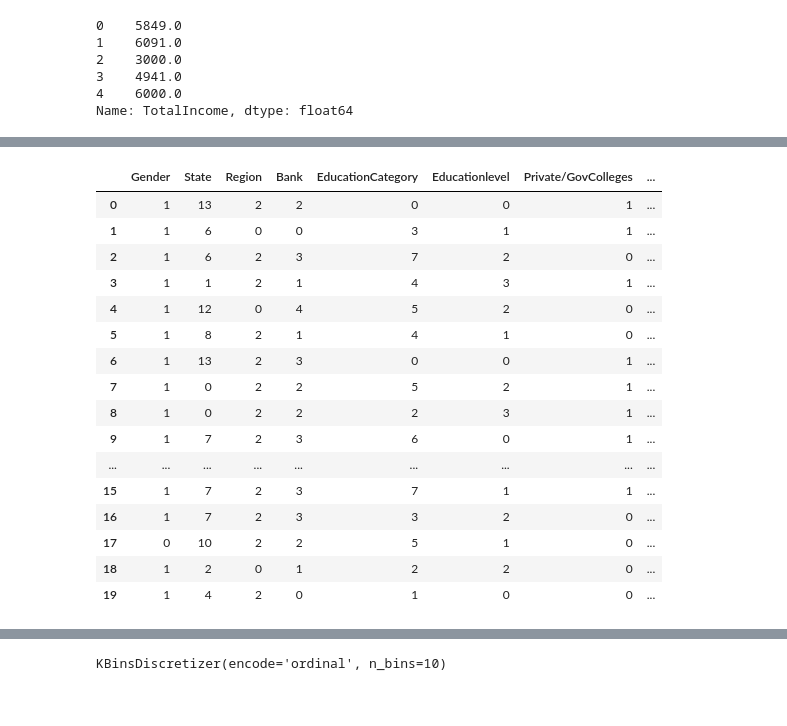
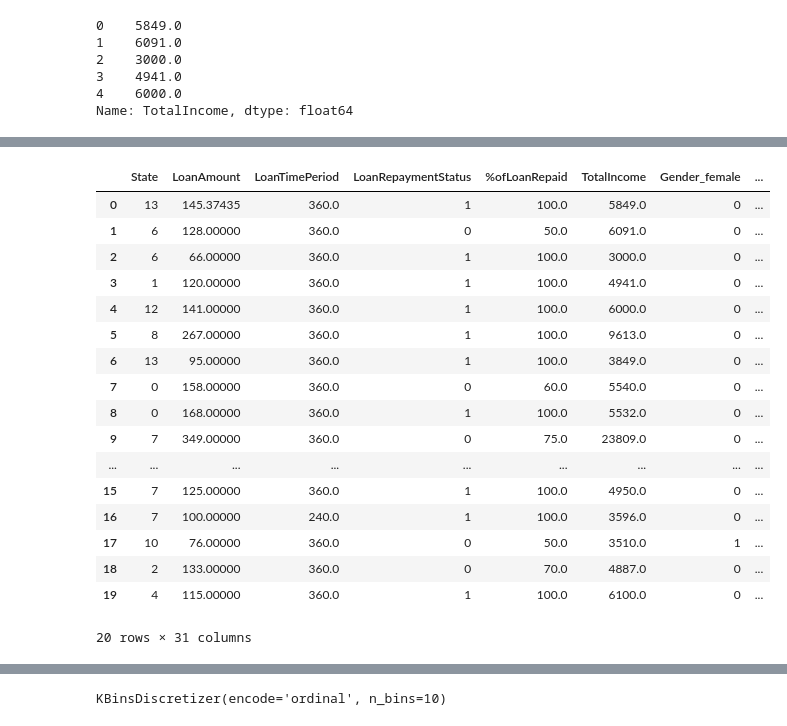
Before and after one commit to pranjal12-web/Education-Loan-Prediction-ML-Model, a Jupyter notebook: Education Loan ML.ipynb, the cells around one changed output, grey strips where cells are left out. Cells and saved outputs as stored; diff of their text form; code cells hidden in the pictures.

```diff
--- a/Education Loan ML.ipynb
+++ b/Education Loan ML.ipynb
@@ -575,20 +1062,29 @@ train["LoanRepaymentStatus"]=label_encoder.fit_transform(train["LoanRepaymentSta
+# %%
+df_model = pd.concat([df_model,Privategov_train], axis = 1)
+# %%
+df_model = pd.concat([df_model,Educationlevel_train], axis = 1)
+# %%
+df_model = pd.concat([df_model,EducationCategory_train], axis = 1)
+# %%
+df_model = df_model.drop(['Gender','Region','Employed','SecuredOrUnsecuredLoan','RepaidByOwnOrByParents','Educationlevel','EducationCategory','PrivateOrGovColleges','Bank'],axis=1)
 # %%
-train.head(20)
+df_model.head(20)
 # %% [output]
-|  | Gender | State | Region | Bank | EducationCategory | Educationlevel | Private/GovColleges | ... |
-| 0 | 1 | 13 | 2 | 2 | 0 | 0 | 1 | ... |
-| 1 | 1 | 6 | 0 | 0 | 3 | 1 | 1 | ... |
-| 2 | 1 | 6 | 2 | 3 | 7 | 2 | 0 | ... |
-| 3 | 1 | 1 | 2 | 1 | 4 | 3 | 1 | ... |
-| 4 | 1 | 12 | 0 | 4 | 5 | 2 | 0 | ... |
-| 5 | 1 | 8 | 2 | 1 | 4 | 1 | 0 | ... |
-| 6 | 1 | 13 | 2 | 3 | 0 | 0 | 1 | ... |
-| 7 | 1 | 0 | 2 | 2 | 5 | 2 | 1 | ... |
-| 8 | 1 | 0 | 2 | 2 | 2 | 3 | 1 | ... |
-| 9 | 1 | 7 | 2 | 3 | 6 | 0 | 1 | ... |
+|  | State | LoanAmount | LoanTimePeriod | LoanRepaymentStatus | %ofLoanRepaid | TotalIncome | Gender_female | ... |
+| 0 | 13 | 145.37435 | 360.0 | 1 | 100.0 | 5849.0 | 0 | ... |
+| 1 | 6 | 128.00000 | 360.0 | 0 | 50.0 | 6091.0 | 0 | ... |
+| 2 | 6 | 66.00000 | 360.0 | 1 | 100.0 | 3000.0 | 0 | ... |
+| 3 | 1 | 120.00000 | 360.0 | 1 | 100.0 | 4941.0 | 0 | ... |
+| 4 | 12 | 141.00000 | 360.0 | 1 | 100.0 | 6000.0 | 0 | ... |
+| 5 | 8 | 267.00000 | 360.0 | 1 | 100.0 | 9613.0 | 0 | ... |
+| 6 | 13 | 95.00000 | 360.0 | 1 | 100.0 | 3849.0 | 0 | ... |
+| 7 | 0 | 158.00000 | 360.0 | 0 | 60.0 | 5540.0 | 0 | ... |
+| 8 | 0 | 168.00000 | 360.0 | 1 | 100.0 | 5532.0 | 0 | ... |
+| 9 | 7 | 349.00000 | 360.0 | 0 | 75.0 | 23809.0 | 0 | ... |
 | ... | ... | ... | ... | ... | ... | ... | ... | ... |
-| 15 | 1 | 7 | 2 | 3 | 7 | 1 | 1 | ... |
-| 16 | 1 | 7 | 2 | 3 | 3 | 2 | 0 | ... |
-| 17 | 0 | 10 | 2 | 2 | 5 | 1 | 0 | ... |
-| 18 | 1 | 2 | 0 | 1 | 2 | 2 | 0 | ... |
-| 19 | 1 | 4 | 2 | 0 | 1 | 0 | 0 | ... |
+| 15 | 7 | 125.00000 | 360.0 | 1 | 100.0 | 4950.0 | 0 | ... |
+| 16 | 7 | 100.00000 | 240.0 | 1 | 100.0 | 3596.0 | 0 | ... |
+| 17 | 10 | 76.00000 | 360.0 | 0 | 50.0 | 3510.0 | 1 | ... |
+| 18 | 2 | 133.00000 | 360.0 | 0 | 70.0 | 4887.0 | 0 | ... |
+| 19 | 4 | 115.00000 | 360.0 | 1 | 100.0 | 6100.0 | 0 | ... |
+20 rows × 31 columns
```
Also changed, not shown: parts of 109 cells of this notebook.
